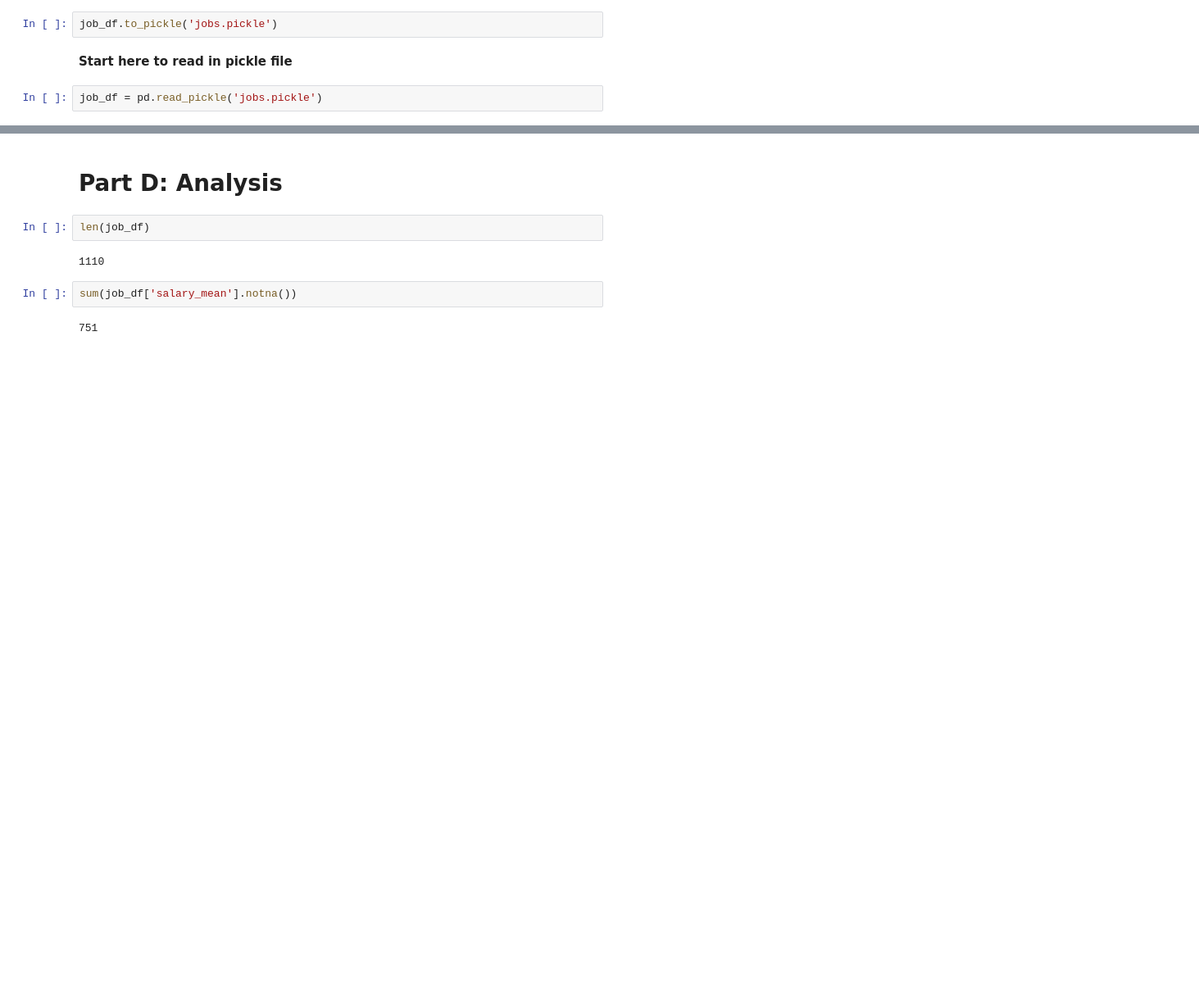
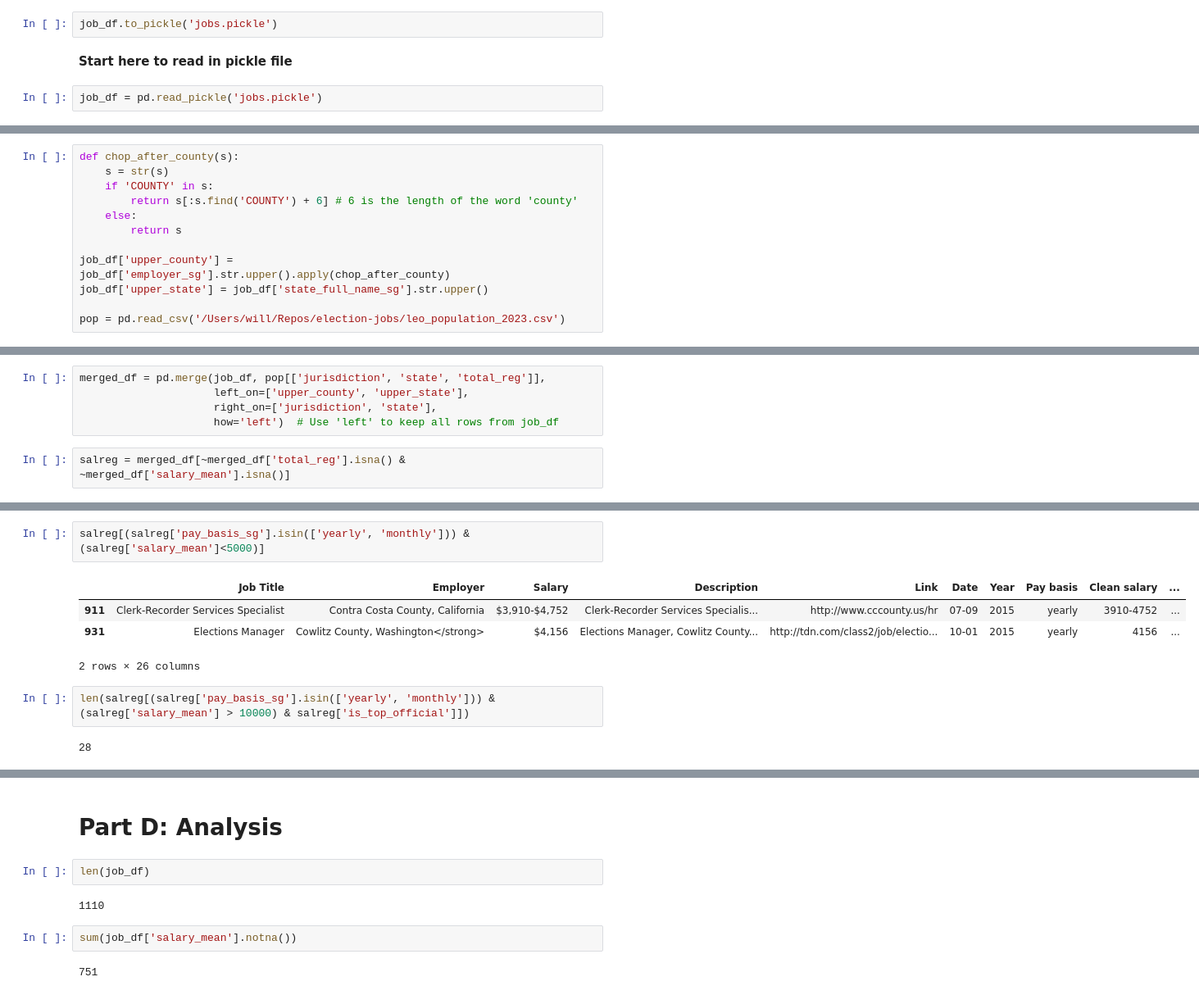
Before and after one commit to Bipartisan-Policy-Center/election-official-job-descriptions, a Jupyter notebook: scrape.ipynb, the cells around one changed output, grey strips where cells are left out. Shown at 82% size. Drawn from its saved outputs; the diff is of its cells as text; blank space fills up the shorter version.

```diff
--- a/scrape.ipynb
+++ b/scrape.ipynb
@@ -367,0 +450,12 @@ job_df = pd.read_pickle('jobs.pickle')
+# %%
+def chop_after_county(s):
+    s = str(s)
+    if 'COUNTY' in s:
+        return s[:s.find('COUNTY') + 6] # 6 is the length of the word 'county'
+    else:
+        return s
+
+job_df['upper_county'] = job_df['employer_sg'].str.upper().apply(chop_after_county)
+job_df['upper_state'] = job_df['state_full_name_sg'].str.upper()
+
+pop = pd.read_csv('/Users/will/Repos/election-jobs/leo_population_2023.csv')
@@ -367,0 +473,7 @@ job_df = pd.read_pickle('jobs.pickle')
+# %%
+merged_df = pd.merge(job_df, pop[['jurisdiction', 'state', 'total_reg']],
+                     left_on=['upper_county', 'upper_state'],
+                     right_on=['jurisdiction', 'state'],
+                     how='left')  # Use 'left' to keep all rows from job_df
+# %%
+salreg = merged_df[~merged_df['total_reg'].isna() & ~merged_df['salary_mean'].isna()]
@@ -367,0 +491,11 @@ job_df = pd.read_pickle('jobs.pickle')
+# %%
+salreg[(salreg['pay_basis_sg'].isin(['yearly', 'monthly'])) & (salreg['salary_mean']<5000)]
+# %% [output]
+|  | Job Title | Employer | Salary | Description | Link | Date | Year | Pay basis | Clean salary | ... |
+| 911 | Clerk-Recorder Services Specialist | Contra Costa County, California | $3,910-$4,752 | Clerk-Recorder Services Specialis... | http://www.cccounty.us/hr | 07-09 | 2015 | yearly | 3910-4752 | ... |
+| 931 | Elections Manager | Cowlitz County, Washington</strong> | $4,156 | Elections Manager, Cowlitz County... | http://tdn.com/class2/job/electio... | 10-01 | 2015 | yearly | 4156 | ... |
+2 rows × 26 columns
+# %%
+len(salreg[(salreg['pay_basis_sg'].isin(['yearly', 'monthly'])) & (salreg['salary_mean'] > 10000) & salreg['is_top_official']])
+# %% [output]
+28
```
Also changed, not shown: parts of 24 cells of this notebook, 3 other files.
